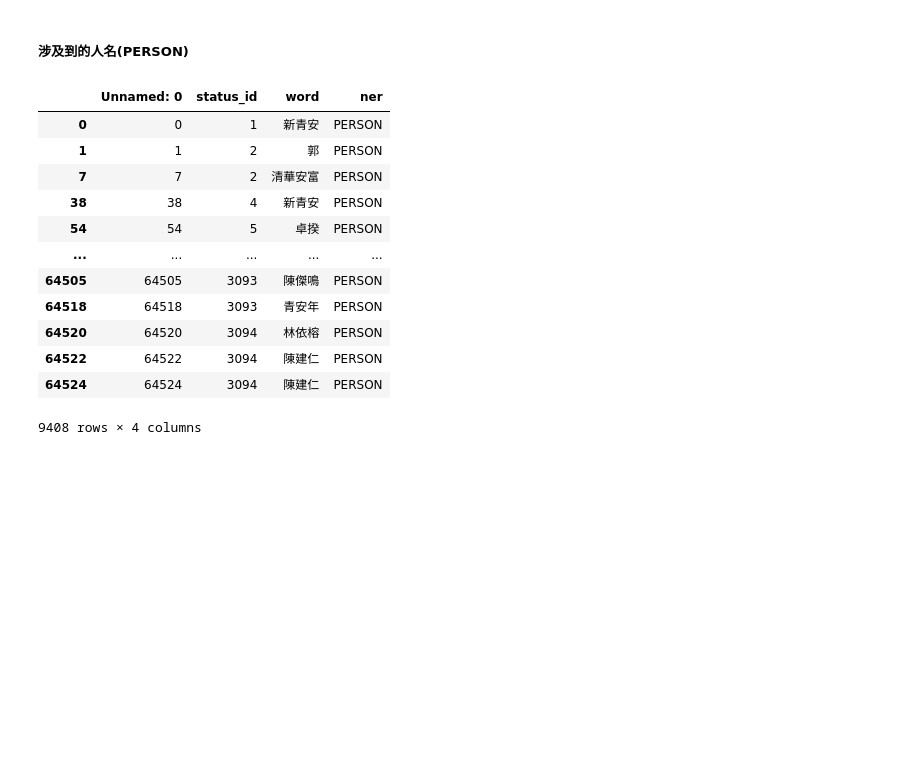
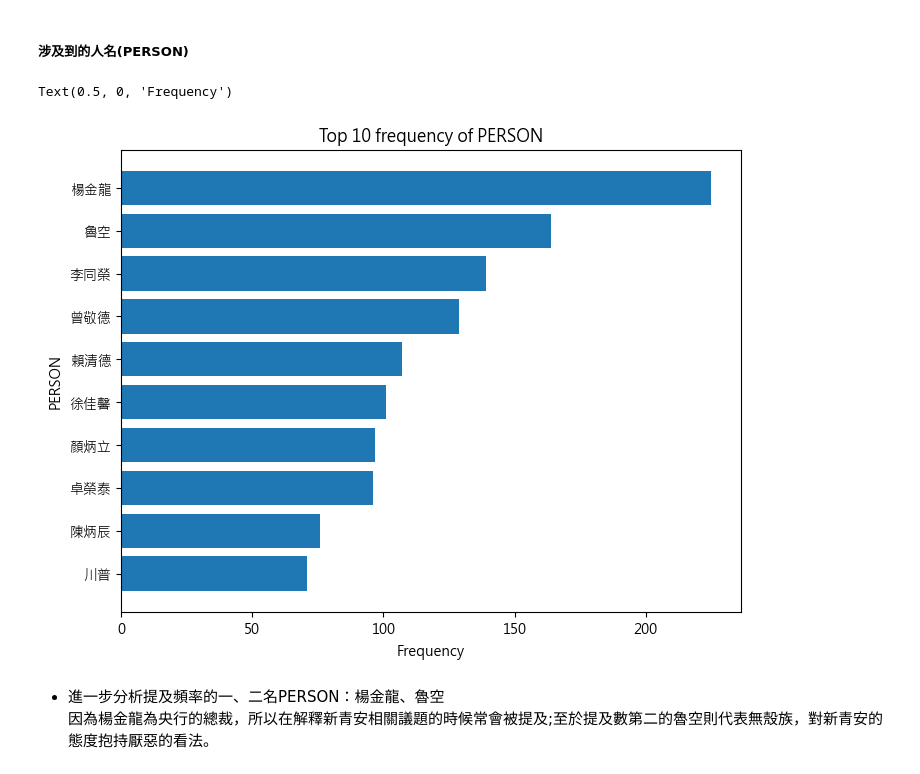
Before and after one commit to hsuan1120/Loan, a Jupyter notebook: loans.ipynb, the cells around one changed output. Saved outputs shown, nothing was run; the diff lists cells and outputs as text; code cells hidden in the pictures; blank space fills up the shorter version.

```diff
--- a/loans.ipynb
+++ b/loans.ipynb
@@ -879,20 +929,25 @@ fig.show()
 # %% [markdown]
 ##### 涉及到的人名(PERSON)
 # %%
-p_noun = ['PERSON']
-PERSON = entity_table[entity_table.ner.isin(p_noun)]
-PERSON
+# 因為輸出發現楊金龍、金龍皆上榜，故合併兩詞
+PERSON = entity_table[entity_table['ner'] == "PERSON"].groupby('word')['word'].count().reset_index(name="count")
+
+# 依照條件清裡
+PERSON = PERSON[PERSON['word'].str.len()>1]
+PERSON['word'] = PERSON['word'].replace({"金龍":"楊金龍"})
+
+# 因為replace的word也會被算入，所以前10要加1
+PERSON = PERSON.sort_values('count', ascending=False).head(11)
+
+fig, ax = plt.subplots(figsize = (8,6))
+ax.barh(PERSON['word'], PERSON['count'])
+ax.invert_yaxis()
+ax.set_title("Top 10 frequency of PERSON")
+ax.set_ylabel("PERSON")
+ax.set_xlabel("Frequency")
 # %% [output]
-|  | Unnamed: 0 | status_id | word | ner |
-| 0 | 0 | 1 | 新青安 | PERSON |
-| 1 | 1 | 2 | 郭 | PERSON |
-| 7 | 7 | 2 | 清華安富 | PERSON |
-| 38 | 38 | 4 | 新青安 | PERSON |
-| 54 | 54 | 5 | 卓揆 | PERSON |
-| ... | ... | ... | ... | ... |
-| 64505 | 64505 | 3093 | 陳傑鳴 | PERSON |
-| 64518 | 64518 | 3093 | 青安年 | PERSON |
-| 64520 | 64520 | 3094 | 林依榕 | PERSON |
-| 64522 | 64522 | 3094 | 陳建仁 | PERSON |
-| 64524 | 64524 | 3094 | 陳建仁 | PERSON |
-9408 rows × 4 columns
+Text(0.5, 0, 'Frequency')
+[figure, added]
+# %% [markdown]
+- 進一步分析提及頻率的一、二名PERSON：楊金龍、魯空
+因為楊金龍為央行的總裁，所以在解釋新青安相關議題的時候常會被提及;至於提及數第二的魯空則代表無殼族，對新青安的態度抱持厭惡的看法。
```
Also changed, not shown: parts of 16 cells of this notebook.
